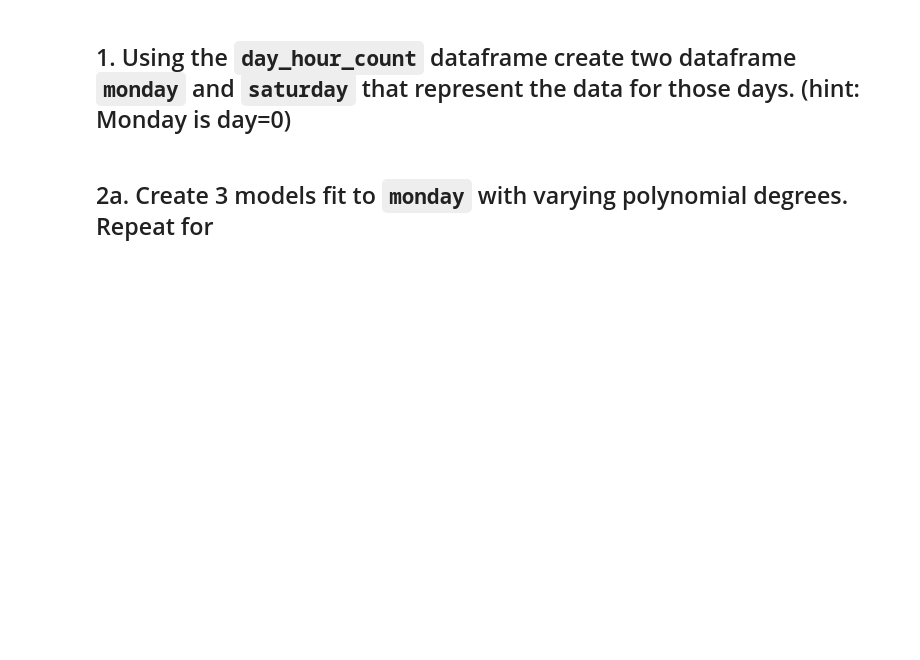
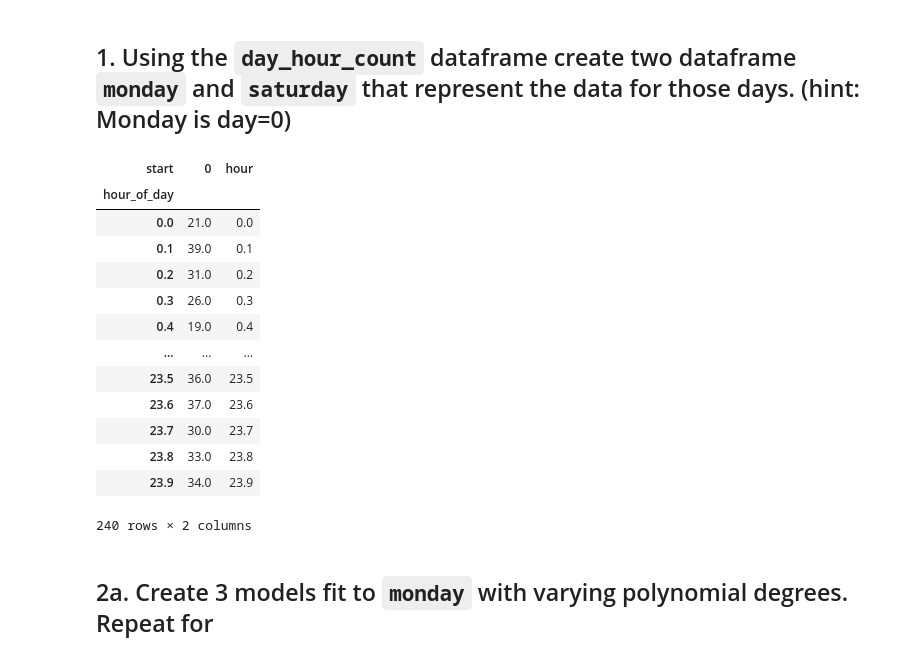
Before and after one commit to jhuaap/mlnn, a Jupyter notebook: 4/4.ipynb, the cells around one changed output. Saved outputs shown, nothing was run; the diff lists cells and outputs as text; code cells hidden in the pictures; blank space fills up the shorter version.

```diff
--- a/4/4.ipynb
+++ b/4/4.ipynb
@@ -194,6 +266,27 @@ bikes[bikes.start=="2016-01-10"].shape
 Explain the results in a **paragraph + charts** of  to describe which model you'd recommend. This means show the data and the model's line on the same chart. The paragraph is a simple justification and comparison of the several models you tried.
 # %% [markdown]
 ## 1. Using the **`day_hour_count`** dataframe create two dataframe `monday` and `saturday` that represent the data for those days. (hint: Monday is day=0)
+# %%
+monday = day_hour_count[[0]].copy()
+# %%
+monday["hour"] = monday.index
+# %%
+monday
+# %% [output]
+| start | 0 | hour |
+| hour_of_day |  |  |
+| 0.0 | 21.0 | 0.0 |
+| 0.1 | 39.0 | 0.1 |
+| 0.2 | 31.0 | 0.2 |
+| 0.3 | 26.0 | 0.3 |
+| 0.4 | 19.0 | 0.4 |
+| ... | ... | ... |
+| 23.5 | 36.0 | 23.5 |
+| 23.6 | 37.0 | 23.6 |
+| 23.7 | 30.0 | 23.7 |
+| 23.8 | 33.0 | 23.8 |
+| 23.9 | 34.0 | 23.9 |
+240 rows × 2 columns
 # %% [markdown]
 
 ## 2a. Create 3 models fit to `monday` with varying polynomial degrees. Repeat for
```
Also changed, not shown: parts of 12 cells of this notebook, 1 other file.
